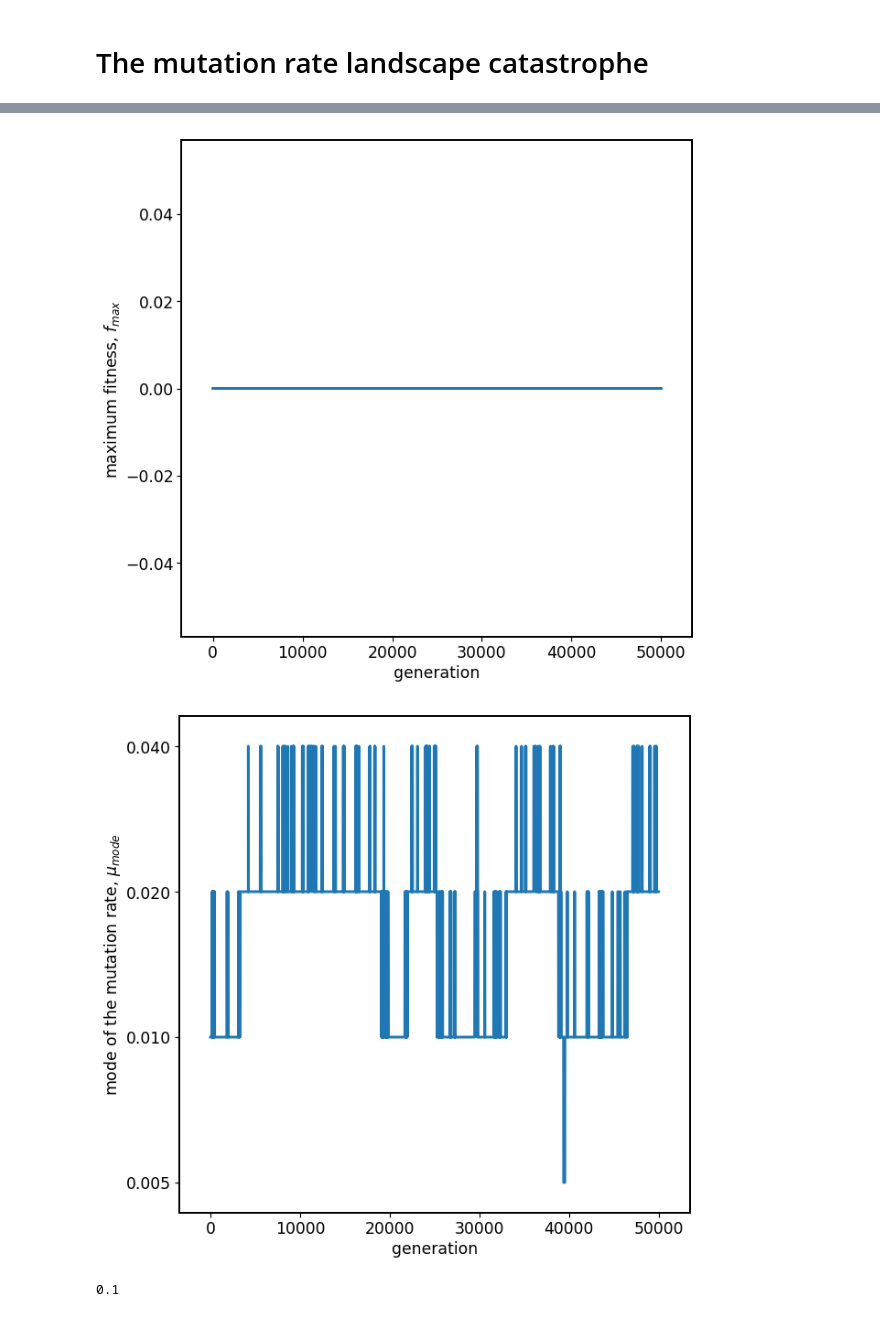
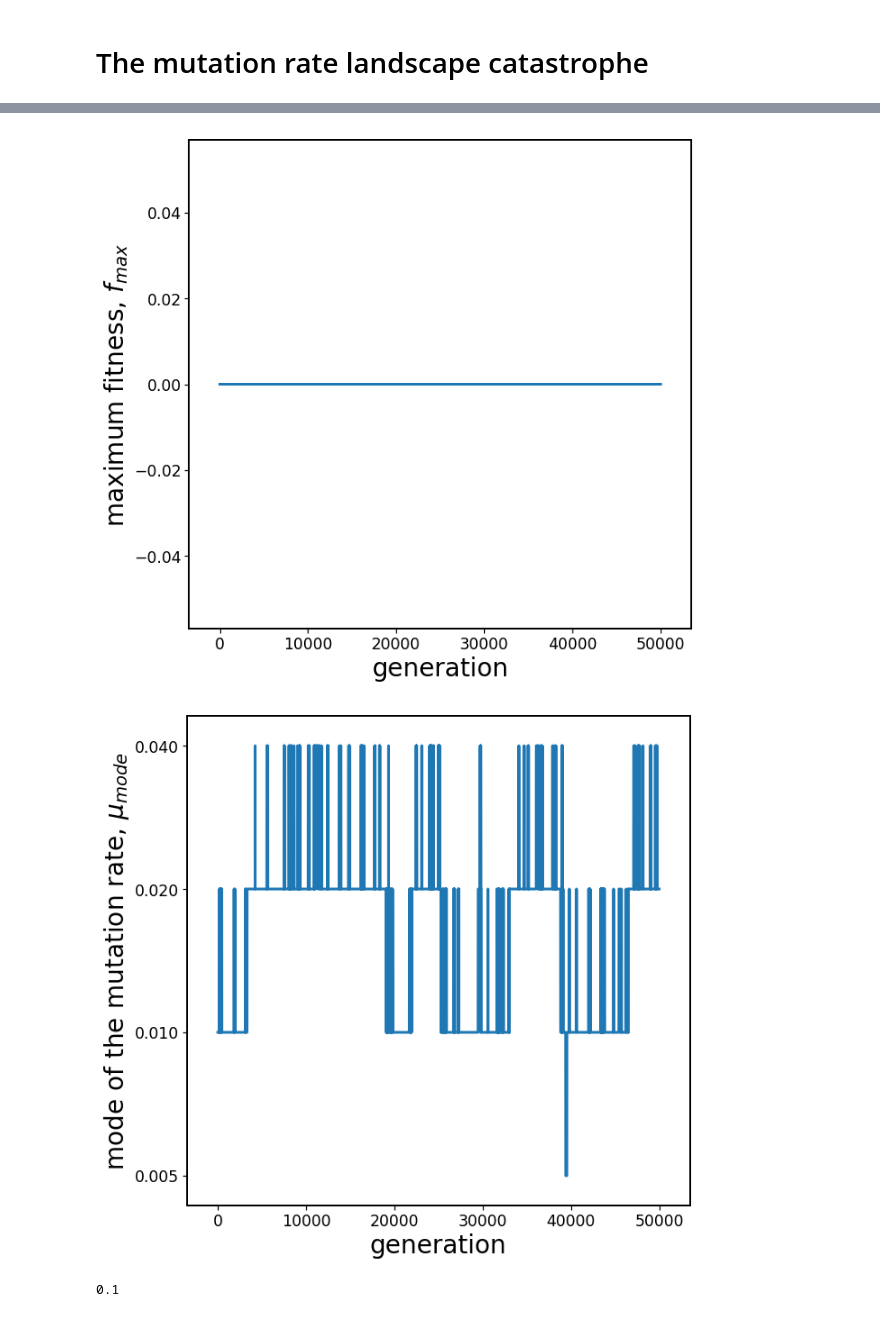
Before and after one commit to nicholas-sherer/Population-Evolution-Project-Source-Code, a Jupyter notebook: Plots related to the drift barrier and mutation rate landscape catastrophe.ipynb, the cells around one changed output, grey strips where cells are left out. Drawn from its saved outputs; the diff is of its cells as text; code cells hidden in the pictures.

```diff
--- a/Plots related to the drift barrier and mutation rate landscape catastrophe.ipynb
+++ b/Plots related to the drift barrier and mutation rate landscape catastrophe.ipynb
@@ -186,20 +186,20 @@ plt.savefig('mutation_rate_during_catastrophe.pdf')
 fig = plt.figure(figsize=(10,10))
 ax = fig.add_subplot(111)
 plt.plot(f_maxes[400][:5*10**4],marker='')
-ax.set_xlabel('generation')
-ax.set_ylabel('maximum fitness, $f_{max}$');
+ax.set_xlabel('generation', fontsize=28)
+ax.set_ylabel('maximum fitness, $f_{max}$', fontsize=28);
 plt.savefig('fitness_not_catastrophe.pdf')
 # %% [output]
-[figure, old version]
+[figure, new version]
 # %%
 fig = plt.figure(figsize=(10,10))
 ax = fig.add_subplot(111)
 plot_mu_trajectory(ax, mu_modes[400][:5*10**4])
-ax.set_xlabel('generation');
-ax.set_ylabel('mode of the mutation rate, $\mu_{mode}$');
+ax.set_xlabel('generation', fontsize=28);
+ax.set_ylabel('mode of the mutation rate, $\mu_{mode}$', fontsize=28);
 plt.savefig('mutation_rate_not_catastrophe.pdf')
 # %% [output]
-[figure, old version]
+[figure, new version]
 # %%
 drift_runs[200].delta_fitness
 # %% [output]
```
Also changed, not shown: parts of 8 cells of this notebook, 3 other files.
